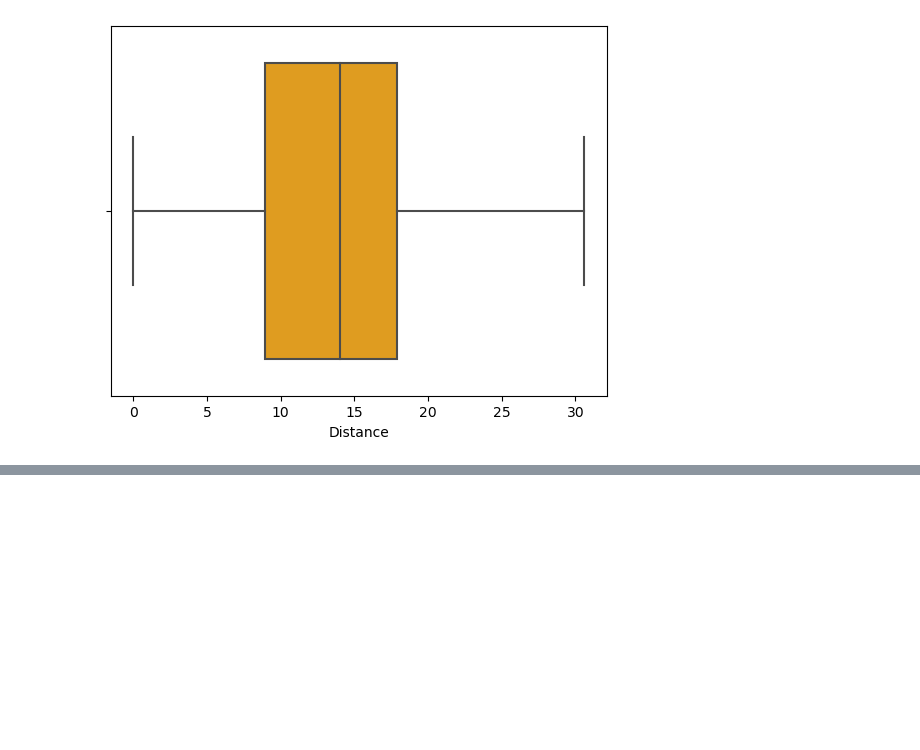
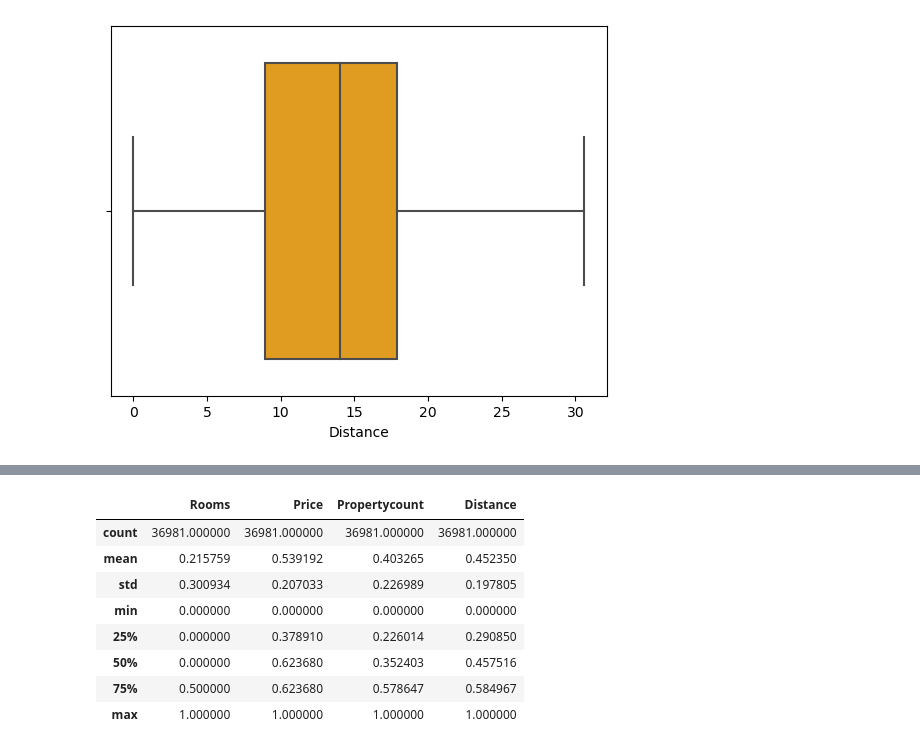
Before and after one commit to Ibrahim-Hossam/AI-502, a Jupyter notebook: dpp-ibrahim.ipynb, the cells around one changed output, grey strips where cells are left out. Cells and saved outputs as stored; diff of their text form; code cells hidden in the pictures; blank space fills up the shorter version.

```diff
--- a/dpp-ibrahim.ipynb
+++ b/dpp-ibrahim.ipynb
@@ -446,0 +521,17 @@ sns.boxplot(data = df4, x = 'Distance', color = 'orange')
+# %%
+# List of numerical columns to be standardized
+numerical_columns = ['Rooms', 'Price', 'Propertycount', 'Distance']
+scaler = MinMaxScaler()
+
+df4[numerical_columns] = scaler.fit_transform(df4[numerical_columns])
+df4.describe()
+# %% [output]
+|  | Rooms | Price | Propertycount | Distance |
+| count | 36981.000000 | 36981.000000 | 36981.000000 | 36981.000000 |
+| mean | 0.215759 | 0.539192 | 0.403265 | 0.452350 |
+| std | 0.300934 | 0.207033 | 0.226989 | 0.197805 |
+| min | 0.000000 | 0.000000 | 0.000000 | 0.000000 |
+| 25% | 0.000000 | 0.378910 | 0.226014 | 0.290850 |
+| 50% | 0.000000 | 0.623680 | 0.352403 | 0.457516 |
+| 75% | 0.500000 | 0.623680 | 0.578647 | 0.584967 |
+| max | 1.000000 | 1.000000 | 1.000000 | 1.000000 |
```
Also changed, not shown: parts of 17 cells of this notebook.
